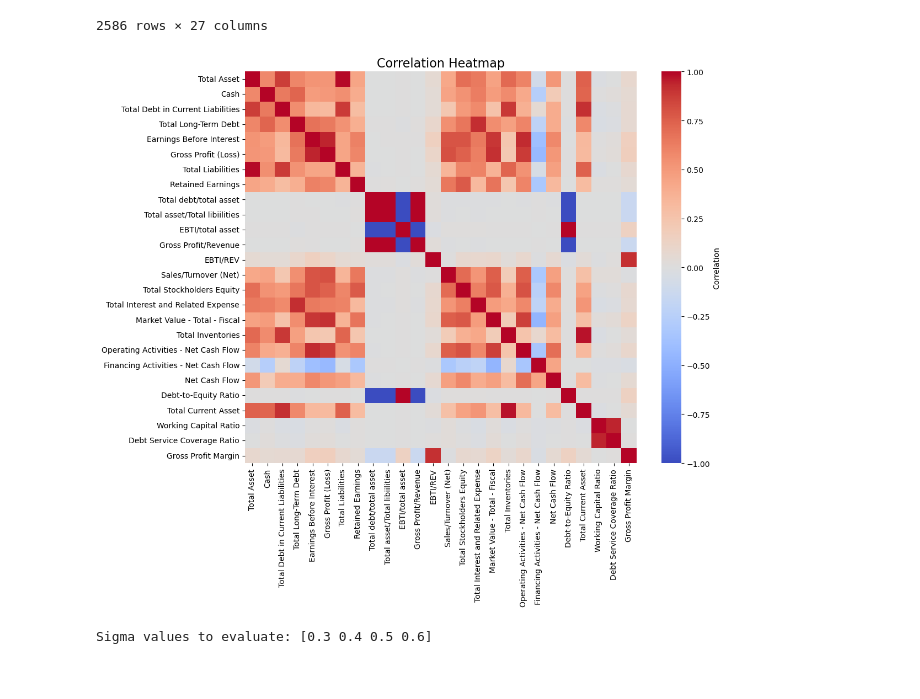
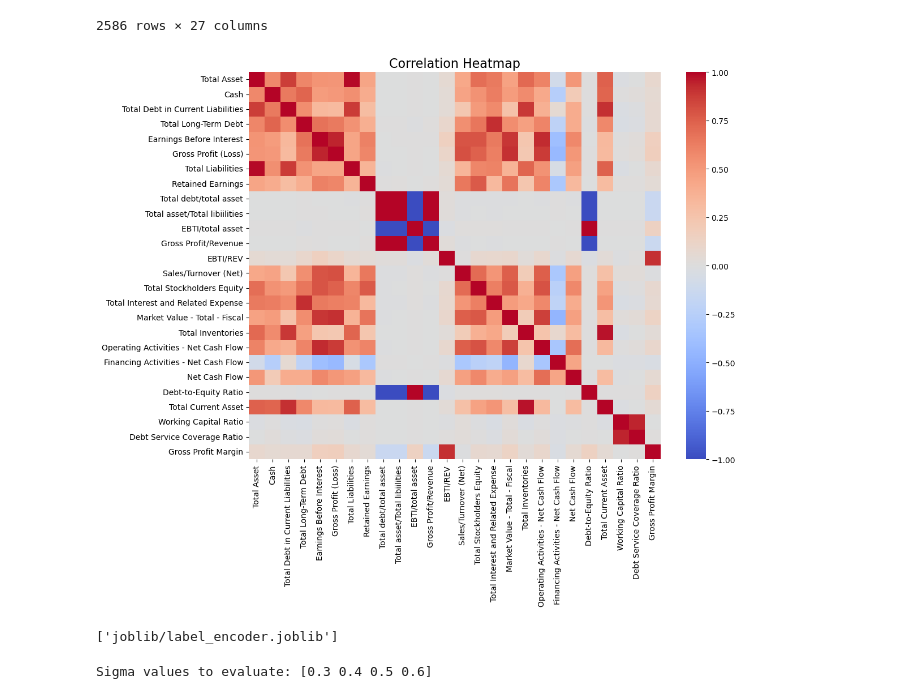
Before and after one commit to Y21E14/CreditRiskAnalysisApp, a Jupyter notebook: Python Codes/XG Boost - Jenny.ipynb, the cells around one changed output. Cells and saved outputs as stored; diff of their text form; code cells hidden in the pictures.

```diff
--- a/Python Codes/XG Boost - Jenny.ipynb
+++ b/Python Codes/XG Boost - Jenny.ipynb
@@ -54,35 +54,25 @@ xg_df  # Display the filtered dataframe
 2586 rows × 27 columns
 # %%
 #linear correlation
-import seaborn as sns
-import matplotlib.pyplot as plt
 
 numeric_data = xg_df.select_dtypes(include=[np.number])  # Select only numeric columns
 
 # Compute the correlation matrix
 correlation_matrix = numeric_data.corr()
 
 # Create a heatmap using Seaborn
 plt.figure(figsize=(12, 10))  # Set the figure size
-sns.heatmap(
-    correlation_matrix,
-    annot=False,  # Do not display correlation values in the cells
-    cmap='coolwarm',
-    vmin=-1, vmax=1,  # Set correlation range
-    cbar_kws={'label': 'Correlation'},  # Add a color bar
-    square=True  # Make cells square
-)
+sns.heatmap(correlation_matrix, annot=False,  cmap='coolwarm',  vmin=-1, vmax=1)
+# annot = false Do not display correlation values in the cells | vmin=-1, vmax=1 = Set correlation range
 
 # Customize the plot
 plt.title('Correlation Heatmap', fontsize=16)
 plt.xticks(rotation=90)  # Rotate x-axis labels for better readability
-plt.yticks(rotation=0)   # Keep y-axis labels horizontal
 plt.tight_layout()  # Adjust spacing
 
-# Show the heatmap
-plt.show()
+plt.show() # Show the heatmap
 # %% [output]
-[figure, old version]
+[figure, new version]
 # %%
 # Define the feature matrix by dropping the target column
 X_filtered = xg_df.drop(columns=['Rating level'])
@@ -92,3 +86,8 @@ y = xg_df['Rating level']
+# %%
+# Save the LabelEncoder for reuse
+dump(label_encoder, 'joblib/label_encoder.joblib')  # Save LabelEncoder in the 'joblib' folder
+# %% [output]
+['joblib/label_encoder.joblib']
 # %%
 # parameter optimization loop
 # Define the range for sigma
```
Also changed, not shown: parts of 15 cells of this notebook, 4 other files.
